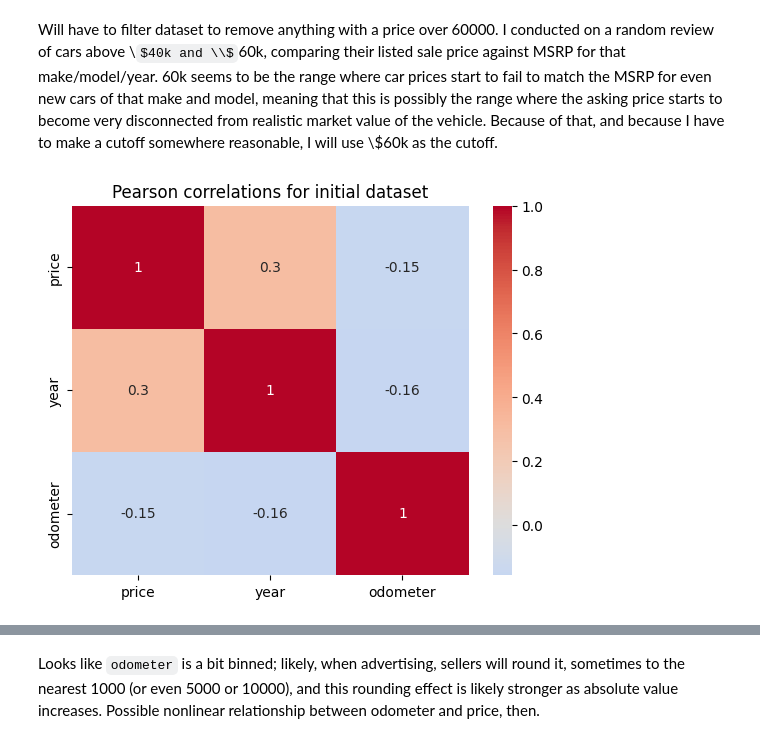
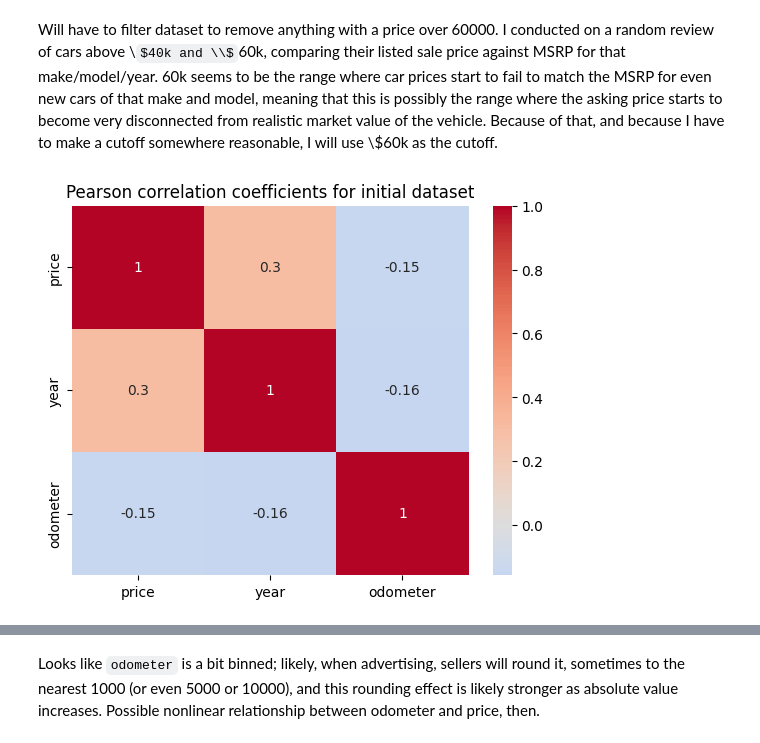
Before and after one commit to mattbenn/Practical-Application-2, a Jupyter notebook: Bennett_used cars.ipynb, the cells around one changed output, grey strips where cells are left out. Saved outputs shown, nothing was run; the diff lists cells and outputs as text; code cells hidden in the pictures; some formulas as TeX source.

```diff
--- a/prompt_II.ipynb
+++ b/Bennett_used cars.ipynb
@@ -313,13 +317,14 @@ Will have to filter dataset to remove anything with a price over 60000. I conduc
 # %%
 # Visualize correlations b/t numeric features
 sns.heatmap(
     cars.drop('id',axis=1)[cars.price < 60000].select_dtypes(include = ['int64', 'float64']).corr(),
     annot = True, cmap = 'coolwarm', center = 0
 )
-plt.title('Pearson correlations for initial dataset')
+plt.title('Pearson correlation coefficients for initial dataset')
+#plt.savefig('images/pearson_initial.png', dpi = 300)
 plt.show()
 # %% [output]
-[figure, old version]
+[figure, new version]
 # %%
 sns.pairplot(
     cars.drop('id',axis=1)[cars.price < 60000].select_dtypes(include = ['int64', 'float64'])
```
Also changed, not shown: parts of 37 cells of this notebook, 11 other files.
